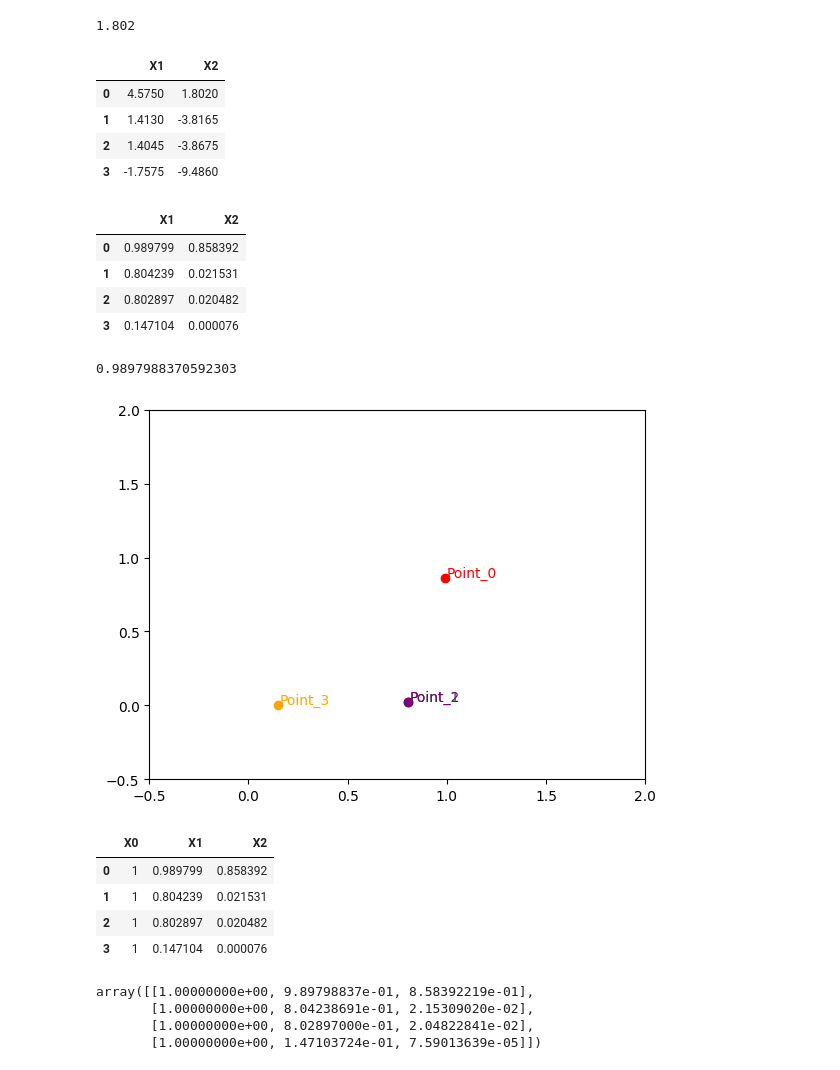
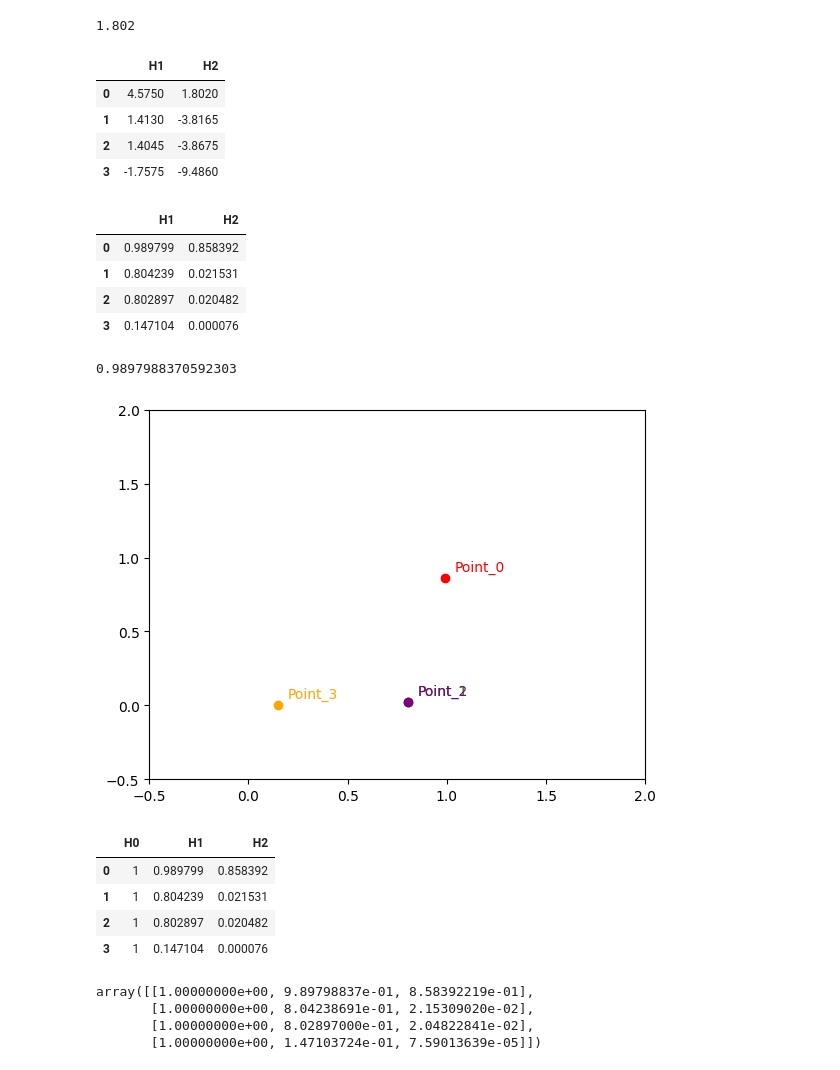
Before and after one commit to AcerPing/NTUT_NeuralNetworkClass, a Jupyter notebook: 國立臺北科技大學_類神經網路_Practice(20230504).ipynb, the cells around one changed output. Saved outputs shown, nothing was run; the diff lists cells and outputs as text; code cells hidden in the pictures.

```diff
--- a/國立臺北科技大學_類神經網路_Practice(20230504).ipynb
+++ b/國立臺北科技大學_類神經網路_Practice(20230504).ipynb
@@ -43,10 +45,10 @@ print(1*3.13+0.1*(-6.67)+0.1*(-6.61))
 1.802
 # %%
 # 為了利用Pandas Apply函數，特別轉換成Pandas
-df_S_HiddenLayer = pd.DataFrame(S_HiddenLayer, columns=['X1', 'X2'])
+df_S_HiddenLayer = pd.DataFrame(S_HiddenLayer, columns=['H1', 'H2'])
 df_S_HiddenLayer
 # %% [output]
-|  | X1 | X2 |
+|  | H1 | H2 |
 | 0 | 4.5750 | 1.8020 |
 | 1 | 1.4130 | -3.8165 |
 | 2 | 1.4045 | -3.8675 |
@@ -58,7 +60,7 @@ def sigmoid(v):
 df_S_HiddenLayer = df_S_HiddenLayer.apply(sigmoid)
 df_S_HiddenLayer
 # %% [output]
-|  | X1 | X2 |
+|  | H1 | H2 |
 | 0 | 0.989799 | 0.858392 |
 | 1 | 0.804239 | 0.021531 |
 | 2 | 0.802897 | 0.020482 |
@@ -71,31 +73,31 @@ v = 4.5750
 # %%
 numpy_S_HiddenLayer = np.array(df_S_HiddenLayer)
 numpy_S_HiddenLayer
 
 # 選擇四種不同的顏色
 colors =  ['red', 'green', 'purple', 'orange']
 
 # 在每個點上標出數字
 for i in range(len(numpy_S_HiddenLayer)):
     plt.plot(numpy_S_HiddenLayer[i][0], numpy_S_HiddenLayer[i][1], 'o', color=colors[i])
-    plt.text(numpy_S_HiddenLayer[i][0]+0.01, numpy_S_HiddenLayer[i][1]+0.01, str(f'Point_{i}'), color=colors[i])
+    plt.text(numpy_S_HiddenLayer[i][0]+0.05, numpy_S_HiddenLayer[i][1]+0.05, str(f'Point_{i}'), color=colors[i])
 
 # 設定x軸和y軸的範圍
 plt.xlim(-0.5, 2)
 plt.ylim(-0.5, 2)
 
 # 顯示圖形
 plt.show()
 
 # 因為Point1及Point2數值很接近，所以會被蓋住。
 # %% [output]
-[figure, old version]
+[figure, new version]
 # %%
 # 插入X0 = 1
-df_S_HiddenLayer.insert(0, 'X0', [1, 1, 1, 1])
+df_S_HiddenLayer.insert(0, 'H0', [1, 1, 1, 1])
 df_S_HiddenLayer
 # %% [output]
-|  | X0 | X1 | X2 |
+|  | H0 | H1 | H2 |
 | 0 | 1 | 0.989799 | 0.858392 |
 | 1 | 1 | 0.804239 | 0.021531 |
 | 2 | 1 | 0.802897 | 0.020482 |
```
Also changed, not shown: parts of 21 cells of this notebook.
